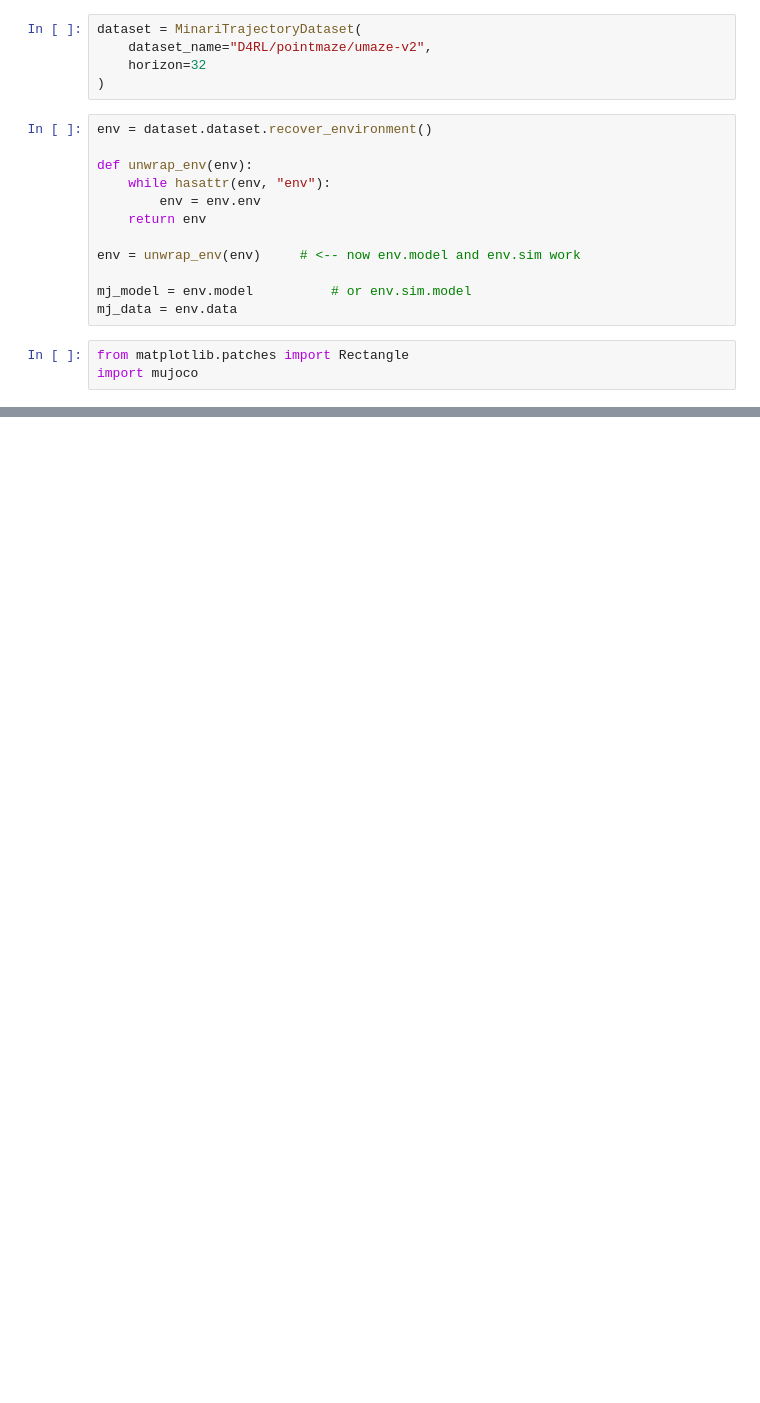
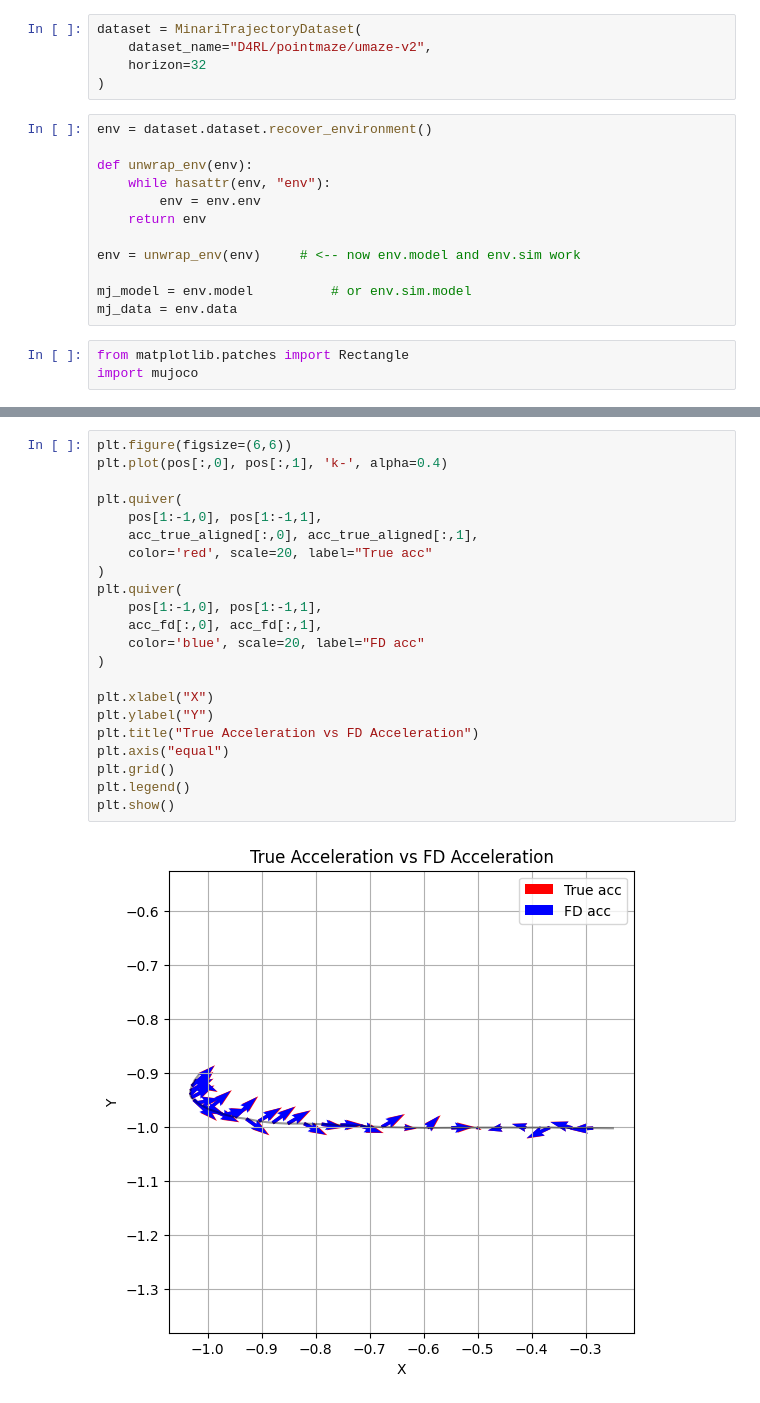
Before and after one commit to logflash/rpmml-project, a Jupyter notebook: rpmml-project/src/rpmml_project/pointmaze/dataset_viz.ipynb, the cells around one changed output, grey strips where cells are left out. Drawn from its saved outputs; the diff is of its cells as text; blank space fills up the shorter version.

```diff
--- a/rpmml-project/src/rpmml_project/pointmaze/dataset_viz.ipynb
+++ b/rpmml-project/src/rpmml_project/pointmaze/dataset_viz.ipynb
@@ -104,0 +184,24 @@ plt.show()
+# %%
+plt.figure(figsize=(6,6))
+plt.plot(pos[:,0], pos[:,1], 'k-', alpha=0.4)
+
+plt.quiver(
+    pos[1:-1,0], pos[1:-1,1],
+    acc_true_aligned[:,0], acc_true_aligned[:,1],
+    color='red', scale=20, label="True acc"
+)
+plt.quiver(
+    pos[1:-1,0], pos[1:-1,1],
+    acc_fd[:,0], acc_fd[:,1],
+    color='blue', scale=20, label="FD acc"
+)
+
+plt.xlabel("X")
+plt.ylabel("Y")
+plt.title("True Acceleration vs FD Acceleration")
+plt.axis("equal")
+plt.grid()
+plt.legend()
+plt.show()
+# %% [output]
+[figure, added]
```
Also changed, not shown: parts of 12 cells of this notebook, 1 other file.
